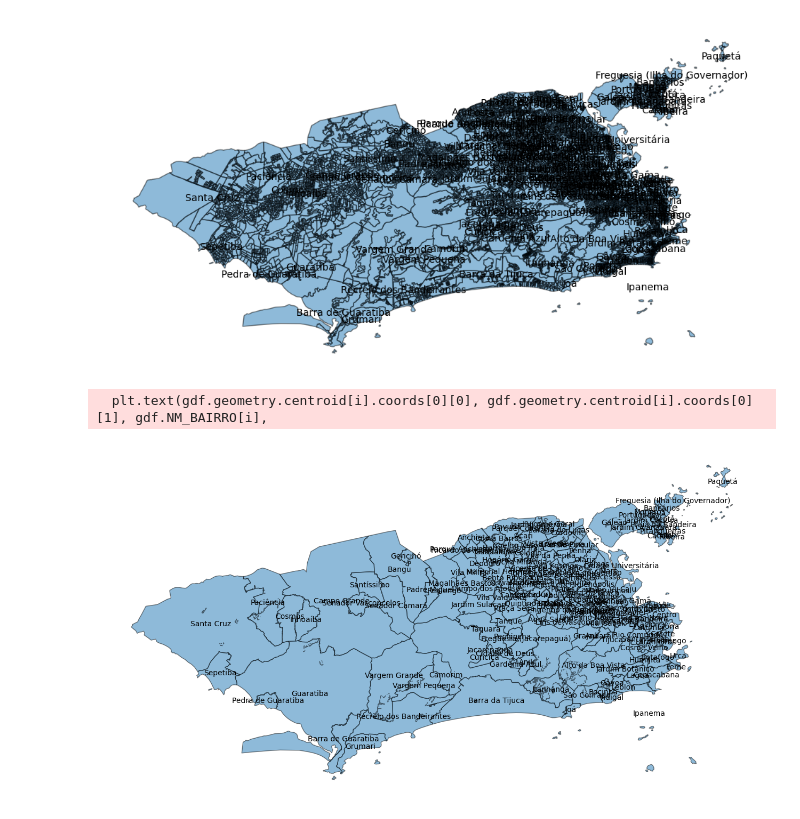
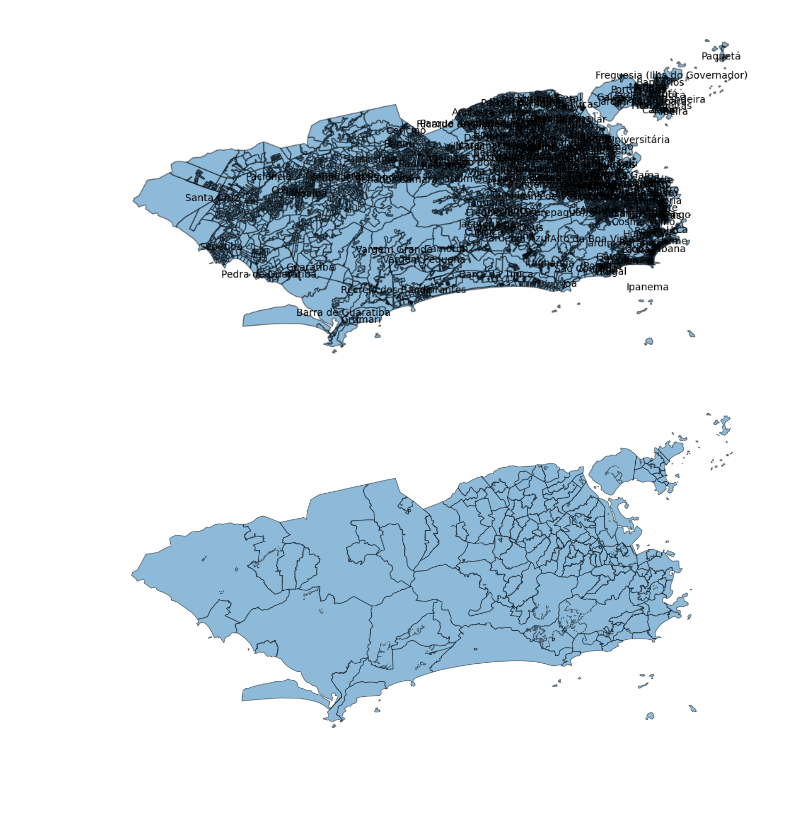
Before and after one commit to GDevigili/TCC-IBGE, a Jupyter notebook: src/data-vis/eda.ipynb, the cells around one changed output. Saved outputs shown, nothing was run; the diff lists cells and outputs as text; code cells hidden in the pictures; blank space fills up the shorter version.

```diff
--- a/src/data-vis/eda.ipynb
+++ b/src/data-vis/eda.ipynb
@@ -191,20 +247,19 @@ plt.show()
 # %%
 
 def plot_map(gdf, df, title, cmap = 'viridis', figsize=(16, 10)):
     ax = gdf.plot(figsize=figsize, alpha=0.5, edgecolor='k')
-    for i in gdf.index:
-        plt.text(
-            gdf.geometry.centroid[i].coords[0][0],
-            gdf.geometry.centroid[i].coords[0][1],
-            gdf.NM_BAIRRO[i],
-            fontsize=10,
-            horizontalalignment='center',
-            verticalalignment='center'
-        )
+    # for i in gdf.index:
+        # plt.text(
+        #     gdf.geometry.centroid[i].coords[0][0],
+        #     gdf.geometry.centroid[i].coords[0][1],
+        #     gdf.NM_BAIRRO[i],
+        #     fontsize=10,
+        #     horizontalalignment='center',
+        #     verticalalignment='center'
+        # )
     ax.set_axis_off()
     plt.show()
 
 plot_map(gdf_rio_unique, df_rio, 'População do Rio de Janeiro')
 # %% [output]
-  plt.text(gdf.geometry.centroid[i].coords[0][0], gdf.geometry.centroid[i].coords[0][1], gdf.NM_BAIRRO[i],
-[figure, old version]
+[figure, new version]
```
Also changed, not shown: parts of 4 cells of this notebook.
